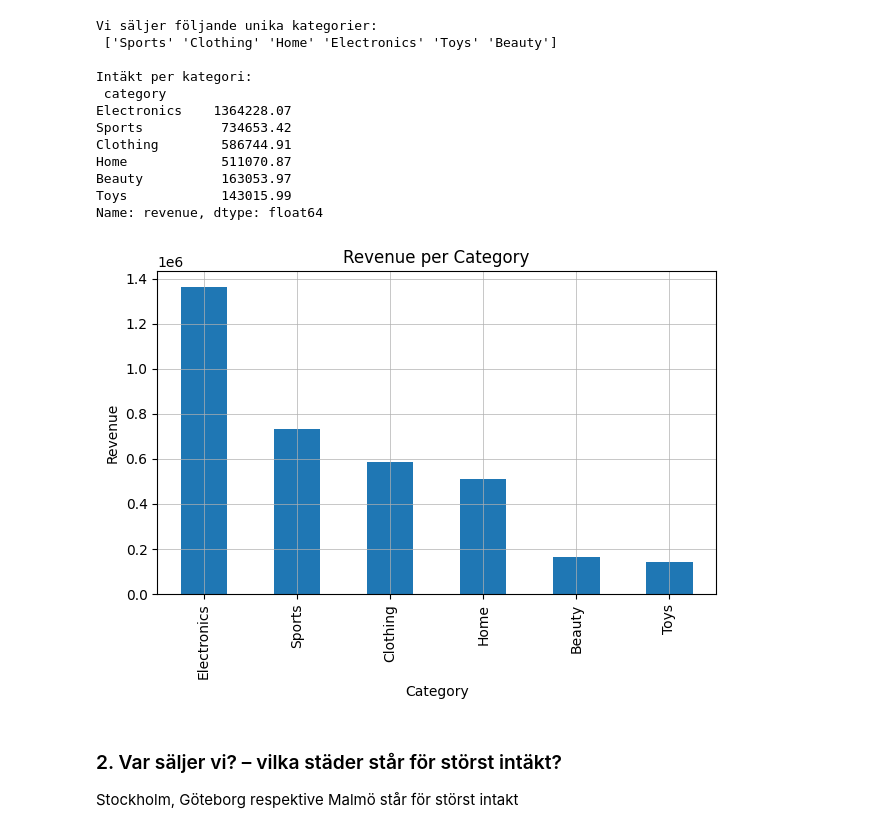
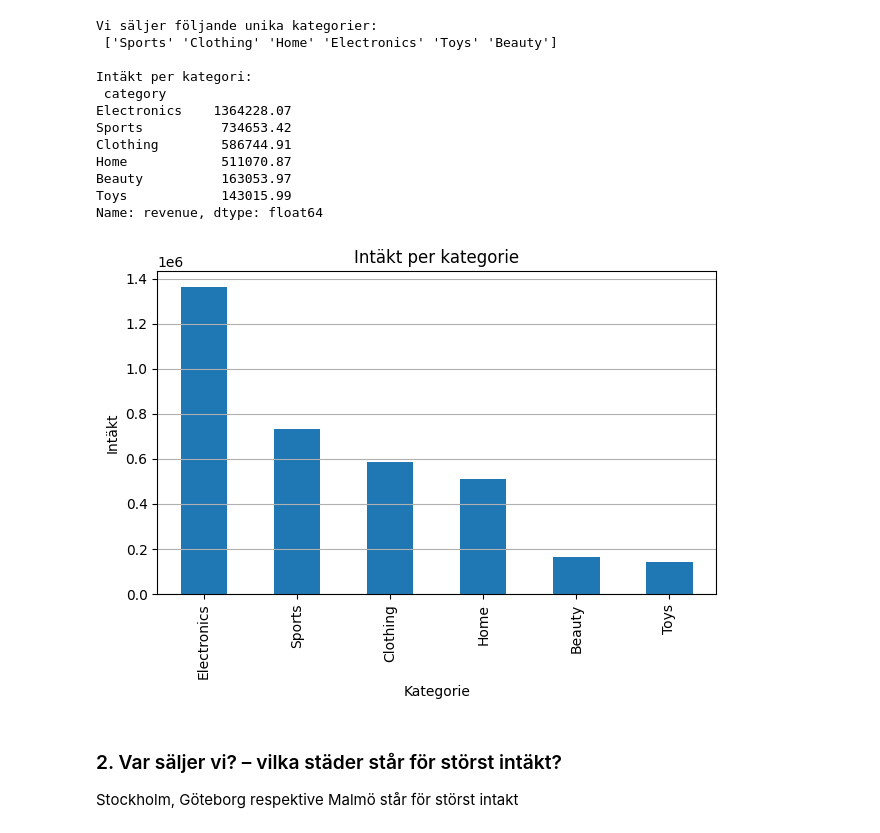
Before and after one commit to NadineKn/TW1, a Jupyter notebook: report.ipynb, the cells around one changed output. Saved outputs shown, nothing was run; the diff lists cells and outputs as text; code cells hidden in the pictures.

```diff
--- a/report.ipynb
+++ b/report.ipynb
@@ -46,17 +47,20 @@ Home            511070.87
 Beauty          163053.97
 Toys            143015.99
 Name: revenue, dtype: float64
-# %%
-import matplotlib.pyplot as plt
-
-category_revenue.plot(kind="bar", title="Revenue per Category")
-plt.xlabel("Category")
-plt.ylabel("Revenue")
-plt.grid(True, linestyle='-', linewidth=0.5)
-plt.tight_layout()
-plt.show()
-# %% [output]
-[figure, removed]
+# %%
+import matplotlib.pyplot as plt
+
+
+fig, ax =plt.subplots()
+category_revenue.plot(kind="bar", ax=ax)
+ax.set_title("Intäkt per kategorie")
+ax.set_xlabel("Kategorie")
+ax.set_ylabel("Intäkt")
+ax.grid(True, axis='y')
+plt.tight_layout()
+plt.show()
+# %% [output]
+[figure, added]
 # %% [markdown]
 ### 2. Var säljer vi? – vilka städer står för störst intäkt?
 Stockholm, Göteborg respektive Malmö står för störst intakt
```
Also changed, not shown: parts of 2 cells of this notebook.
